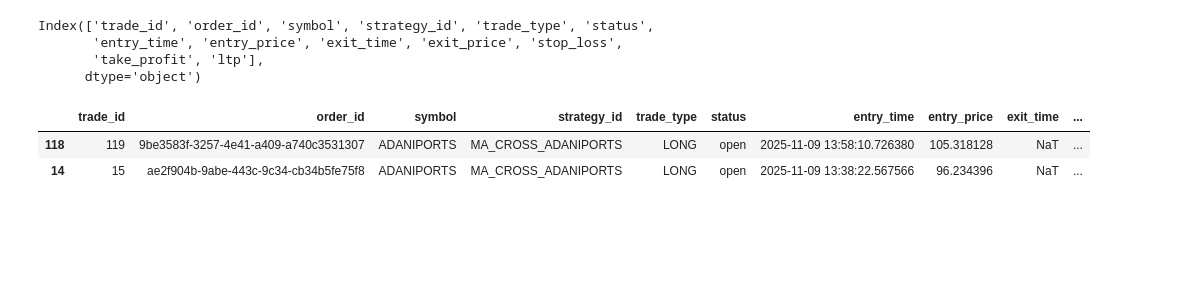
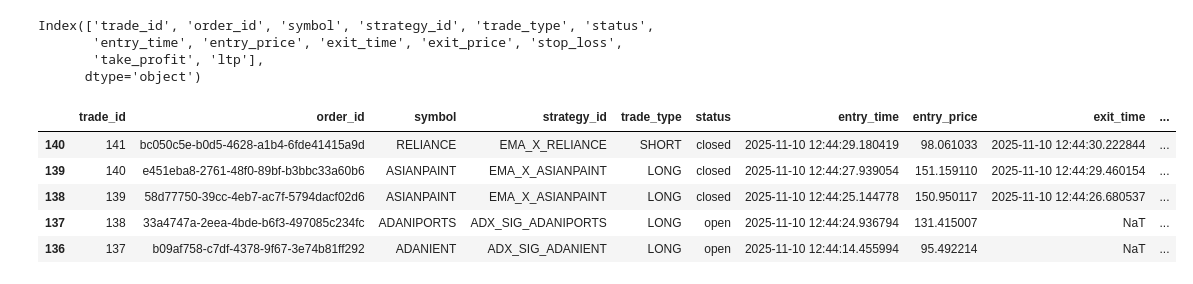
Before and after one commit to AryanGupta0007/algoTradingProject, a Jupyter notebook: analysis.ipynb, the cells around one changed output. Saved outputs shown, nothing was run; the diff lists cells and outputs as text; code cells hidden in the pictures; blank space fills up the shorter version.

```diff
--- a/analysis.ipynb
+++ b/analysis.ipynb
@@ -151,8 +181,12 @@ Index(['trade_id', 'order_id', 'symbol', 'strategy_id', 'trade_type', 'status',
        'take_profit', 'ltp'],
       dtype='object')
 # %%
-trade_logs_df[(trade_logs_df['strategy_id'] == 'MA_CROSS_ADANIPORTS')]
+# trade_logs_df[(trade_logs_df['strategy_id'] == 'MA_CROSS_ADANIPORTS')]
+trade_logs_df.head(5)
 # %% [output]
 |  | trade_id | order_id | symbol | strategy_id | trade_type | status | entry_time | entry_price | exit_time | ... |
-| 118 | 119 | 9be3583f-3257-4e41-a409-a740c3531307 | ADANIPORTS | MA_CROSS_ADANIPORTS | LONG | open | 2025-11-09 13:58:10.726380 | 105.318128 | NaT | ... |
-| 14 | 15 | ae2f904b-9abe-443c-9c34-cb34b5fe75f8 | ADANIPORTS | MA_CROSS_ADANIPORTS | LONG | open | 2025-11-09 13:38:22.567566 | 96.234396 | NaT | ... |
+| 140 | 141 | bc050c5e-b0d5-4628-a1b4-6fde41415a9d | RELIANCE | EMA_X_RELIANCE | SHORT | closed | 2025-11-10 12:44:29.180419 | 98.061033 | 2025-11-10 12:44:30.222844 | ... |
+| 139 | 140 | e451eba8-2761-48f0-89bf-b3bbc33a60b6 | ASIANPAINT | EMA_X_ASIANPAINT | LONG | closed | 2025-11-10 12:44:27.939054 | 151.159110 | 2025-11-10 12:44:29.460154 | ... |
+| 138 | 139 | 58d77750-39cc-4eb7-ac7f-5794dacf02d6 | ASIANPAINT | EMA_X_ASIANPAINT | LONG | closed | 2025-11-10 12:44:25.144778 | 150.950117 | 2025-11-10 12:44:26.680537 | ... |
+| 137 | 138 | 33a4747a-2eea-4bde-b6f3-497085c234fc | ADANIPORTS | ADX_SIG_ADANIPORTS | LONG | open | 2025-11-10 12:44:24.936794 | 131.415007 | NaT | ... |
+| 136 | 137 | b09af758-c7df-4378-9f67-3e74b81ff292 | ADANIENT | ADX_SIG_ADANIENT | LONG | open | 2025-11-10 12:44:14.455994 | 95.492214 | NaT | ... |
```
Also changed, not shown: parts of 12 cells of this notebook, 44 other files.
